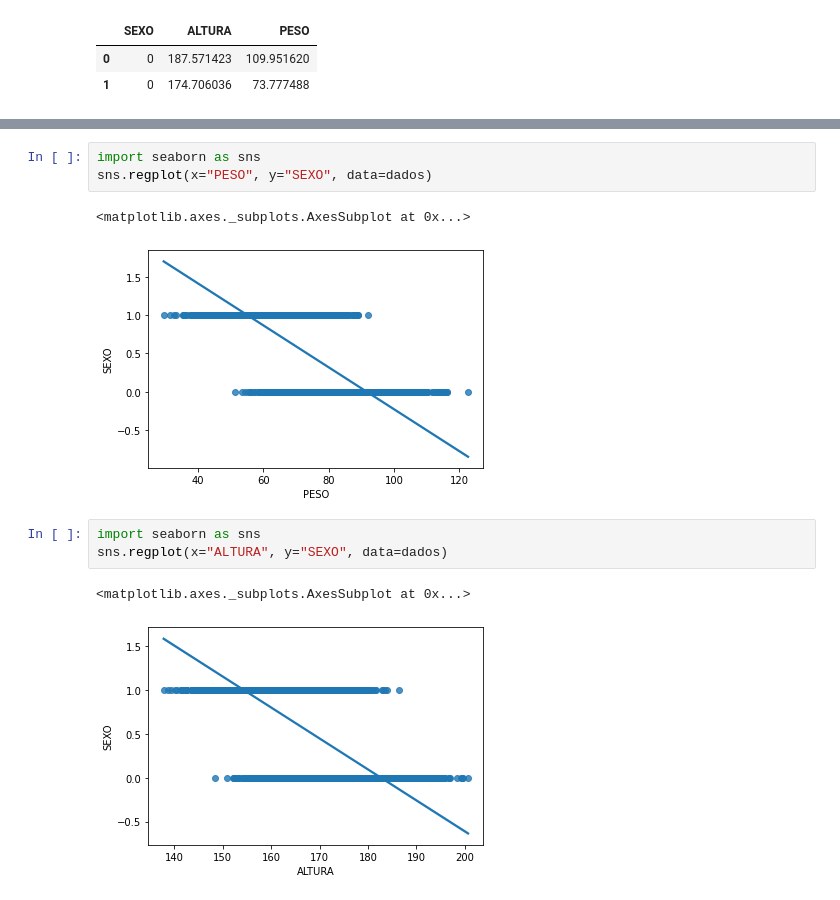
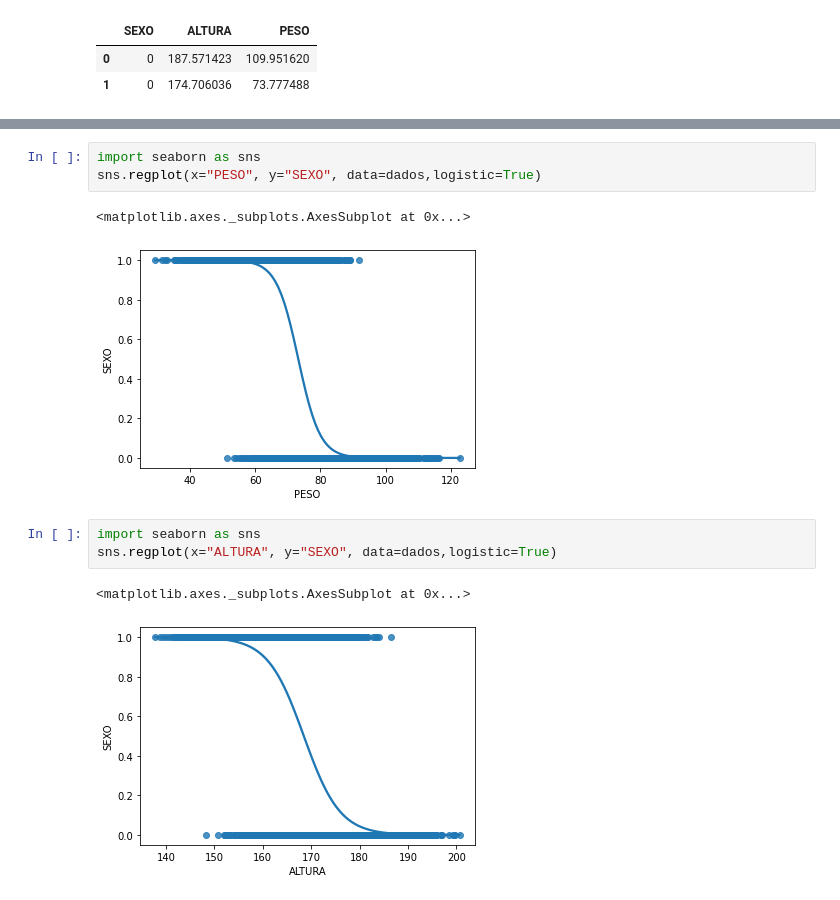
Before and after one commit to lcbjrrr/quant, a Jupyter notebook: Reg_Log.ipynb, the cells around one changed output, grey strips where cells are left out. Drawn from its saved outputs; the diff is of its cells as text.

```diff
--- a/Reg_Log.ipynb
+++ b/Reg_Log.ipynb
@@ -32,15 +32,15 @@ Optimization terminated successfully.
 # %%
 import seaborn as sns
-sns.regplot(x="PESO", y="SEXO", data=dados)
+sns.regplot(x="PESO", y="SEXO", data=dados,logistic=True)
 # %% [output]
 <matplotlib.axes._subplots.AxesSubplot at 0x...>
-[figure, old version]
+[figure, new version]
 # %%
 import seaborn as sns
-sns.regplot(x="ALTURA", y="SEXO", data=dados)
+sns.regplot(x="ALTURA", y="SEXO", data=dados,logistic=True)
 # %% [output]
 <matplotlib.axes._subplots.AxesSubplot at 0x...>
-[figure, old version]
+[figure, new version]
 # %%
 import sklearn.linear_model as skl_lm
 rlog = skl_lm.LogisticRegression()
```
Also changed, not shown: parts of 6 cells of this notebook.
